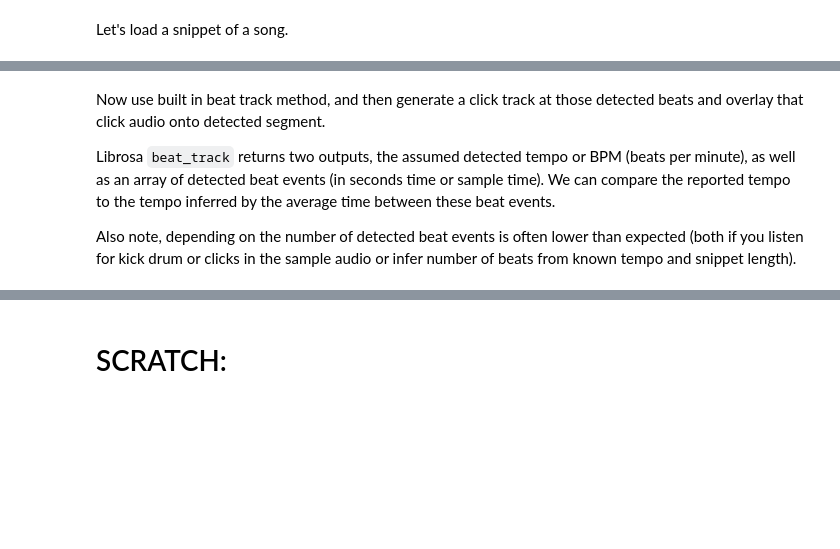
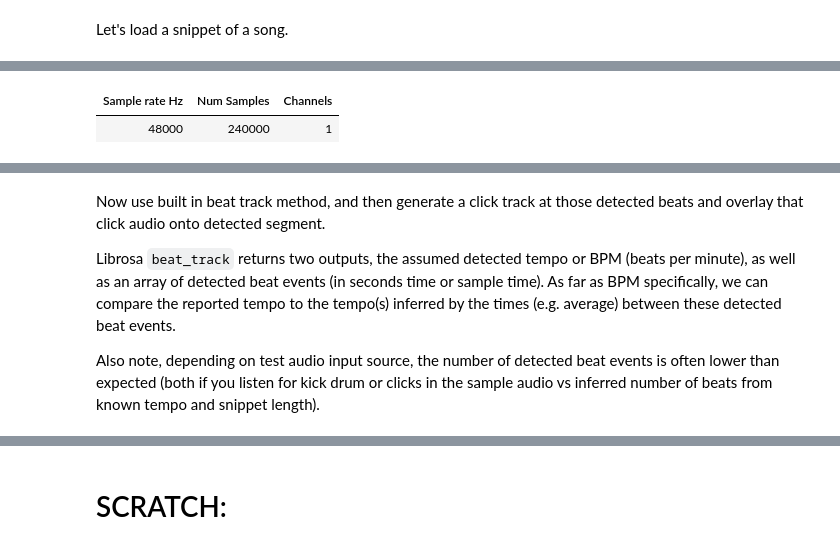
Before and after one commit to JohnnyMarnell/iqe, a Jupyter notebook: src/audio-tooling/jupyter/tempo.ipynb, the cells around one changed output, grey strips where cells are left out. Saved outputs shown, nothing was run; the diff lists cells and outputs as text; code cells hidden in the pictures; blank space fills up the shorter version.

```diff
--- a/src/audio-tooling/jupyter/tempo.ipynb
+++ b/src/audio-tooling/jupyter/tempo.ipynb
@@ -49,0 +19,35 @@ ipd.Audio(y, rate=sr)
+# %%
+TEST_CASE_INDEX = 1
+
+test_cases = [
+    # these are all pretty good
+    {'src': '**/*Ed*', 'known_tempo': 126, 'start': 60.34, 'len': 2.5 },
+    {'src': '**/*Ed*', 'known_tempo': 126, 'start': 60.34, 'len': 5 },
+    {'src': '**/*Ed*', 'known_tempo': 126, 'start': 60.34, 'len': 10 },
+    {'src': '**/*Ed*', 'known_tempo': 126, 'start': 60.34, 'len': 20 },
+
+    # this song has more complicated rhythm, first case is 1.33x tempo, and sounds triplet feel.
+    # second is closer to tempo, but still off sounding. 3rd, long 20s window, sounds great
+    {'src': '**/*Dua*Rules*', 'known_tempo': 116, 'start': 60.80, 'len': 5 },
+    {'src': '**/*Dua*Rules*', 'known_tempo': 116, 'start': 60.80, 'len': 10 },
+    {'src': '**/*Dua*Rules*', 'known_tempo': 116, 'start': 80.80, 'len': 20 },
+
+    #
+
+    # simple metronomes
+    {'src': '**/*126 BPM*', 'known_tempo': 126, 'start': 22.8, 'len': 5 },
+    {'src': '**/*120 BPM*', 'known_tempo': 120, 'start': 10,   'len': 5 },
+]
+
+test_case = test_cases[TEST_CASE_INDEX]
+test_case['end'] = test_case['start'] + test_case['len']
+
+src = glob.glob(test_case['src'])[0]
+y, sr = librosa.load(src, sr=48000, offset=test_case['start'], duration=test_case['len'])
+
+ipd.display(pd.DataFrame([[sr, len(y), len(y.shape)]],
+                         columns=["Sample rate Hz", "Num Samples", "Channels"]).style.hide())
+ipd.Audio(y, rate=sr)
+# %% [output]
+| Sample rate Hz | Num Samples | Channels |
+| 48000 | 240000 | 1 |
@@ -50,8 +55,8 @@ ipd.Audio(y, rate=sr)
 # %% [markdown]
 Now use built in beat track method, and then generate a click track at those detected beats and overlay that click audio onto detected segment.
 
-Librosa `beat_track` returns two outputs, the assumed detected tempo or BPM (beats per minute), as well as an array of detected beat events (in seconds time or sample time). We can compare the reported tempo to the tempo inferred by the average time between these beat events.
+Librosa `beat_track` returns two outputs, the assumed detected tempo or BPM (beats per minute), as well as an array of detected beat events (in seconds time or sample time). As far as BPM specifically, we can compare the reported tempo to the tempo(s) inferred by the times (e.g. average) between these detected beat events.
 
-Also note, depending on the number of detected beat events is often lower than expected (both if you listen for kick drum or clicks in the sample audio or infer number of beats from known tempo and snippet length).
+Also note, depending on test audio input source, the number of detected beat events is often lower than expected (both if you listen for kick drum or clicks in the sample audio vs inferred number of beats from known tempo and snippet length).
 # %%
 HOP_LENGTH = 256
```
Also changed, not shown: parts of 17 cells of this notebook.
